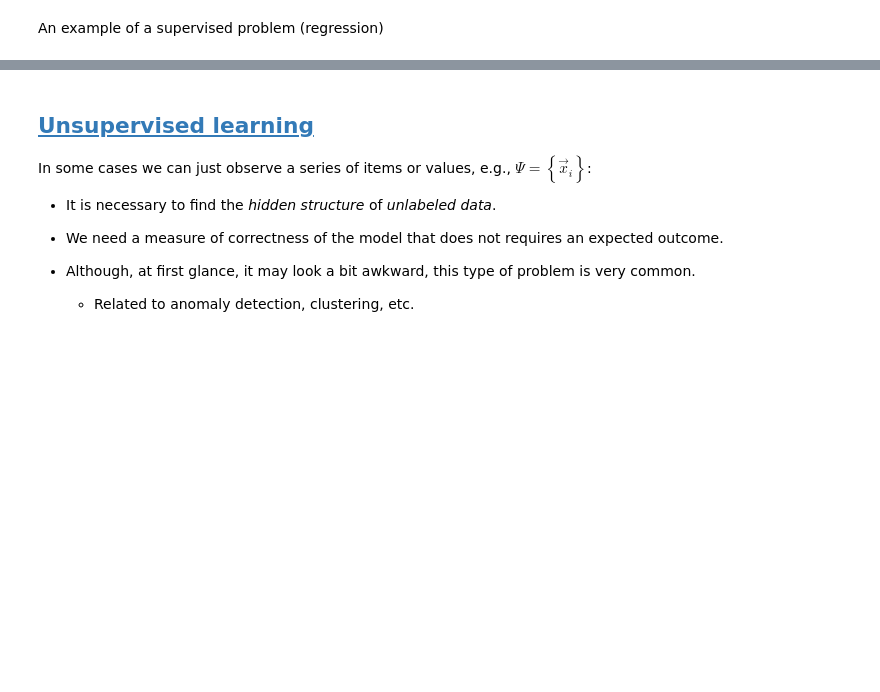
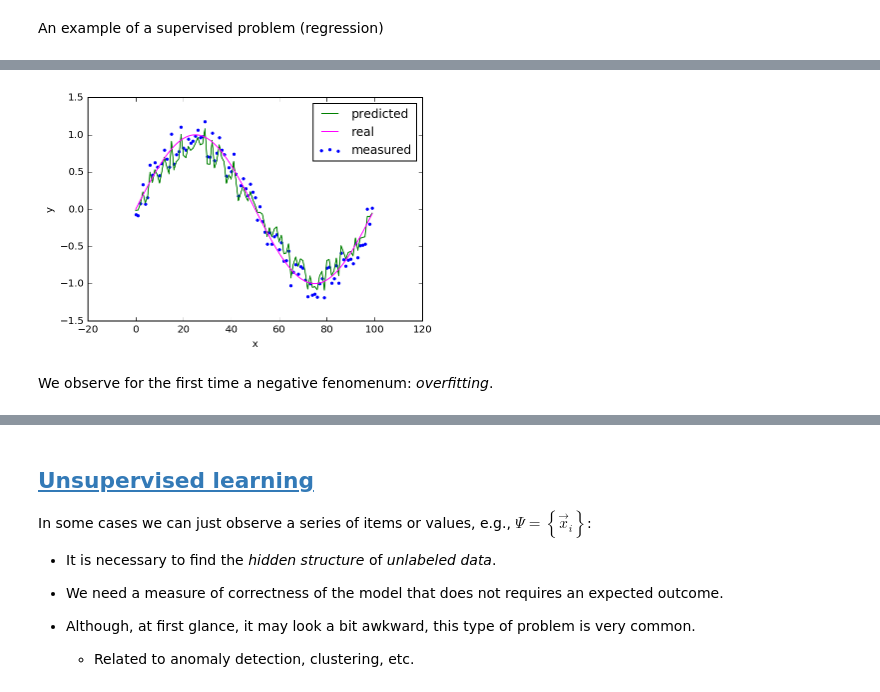
Before and after one commit to lmarti/machine-learning, a Jupyter notebook: 01. Introduction.ipynb, the cells around one changed output, grey strips where cells are left out. Cells and saved outputs as stored; diff of their text form; code cells hidden in the pictures; blank space fills up the shorter version.

```diff
--- a/01. Introduction.ipynb
+++ b/01. Introduction.ipynb
@@ -134,3 +188,12 @@ plt.xlabel('x'); plt.ylabel('y'); plt.legend();
+# %%
+plt.scatter(x, y_measured, marker='.', color='blue', label='measured')
+plt.plot(x, y_pred, color='green', label='predicted')
+plt.plot(x, y_real, color='magenta', label='real')
+plt.xlabel('x'); plt.ylabel('y'); plt.legend();
+# %% [output]
+[figure, added]
+# %% [markdown]
+We observe for the first time a negative fenomenum: *overfitting*.
 # %% [markdown]
 ## What if... we don't have a label?
 
```
Also changed, not shown: parts of 19 cells of this notebook.
